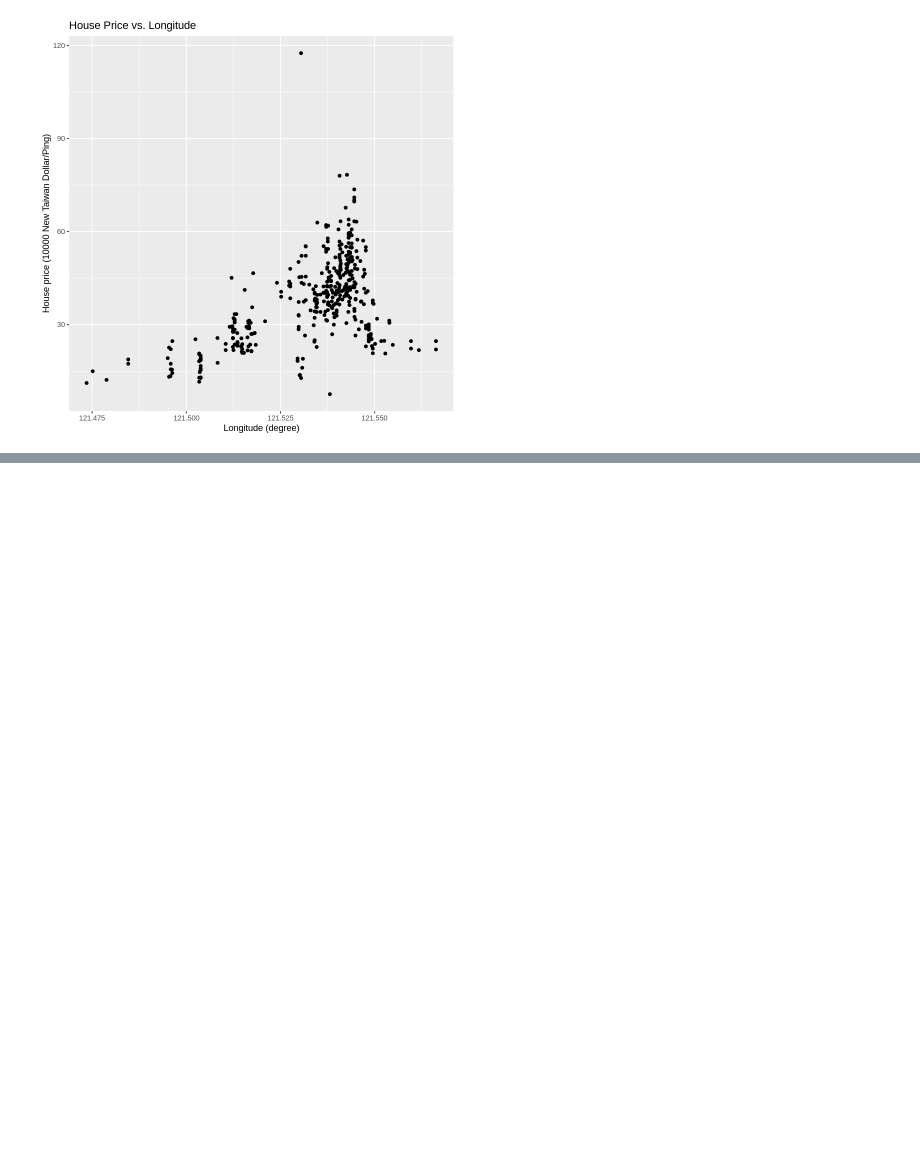
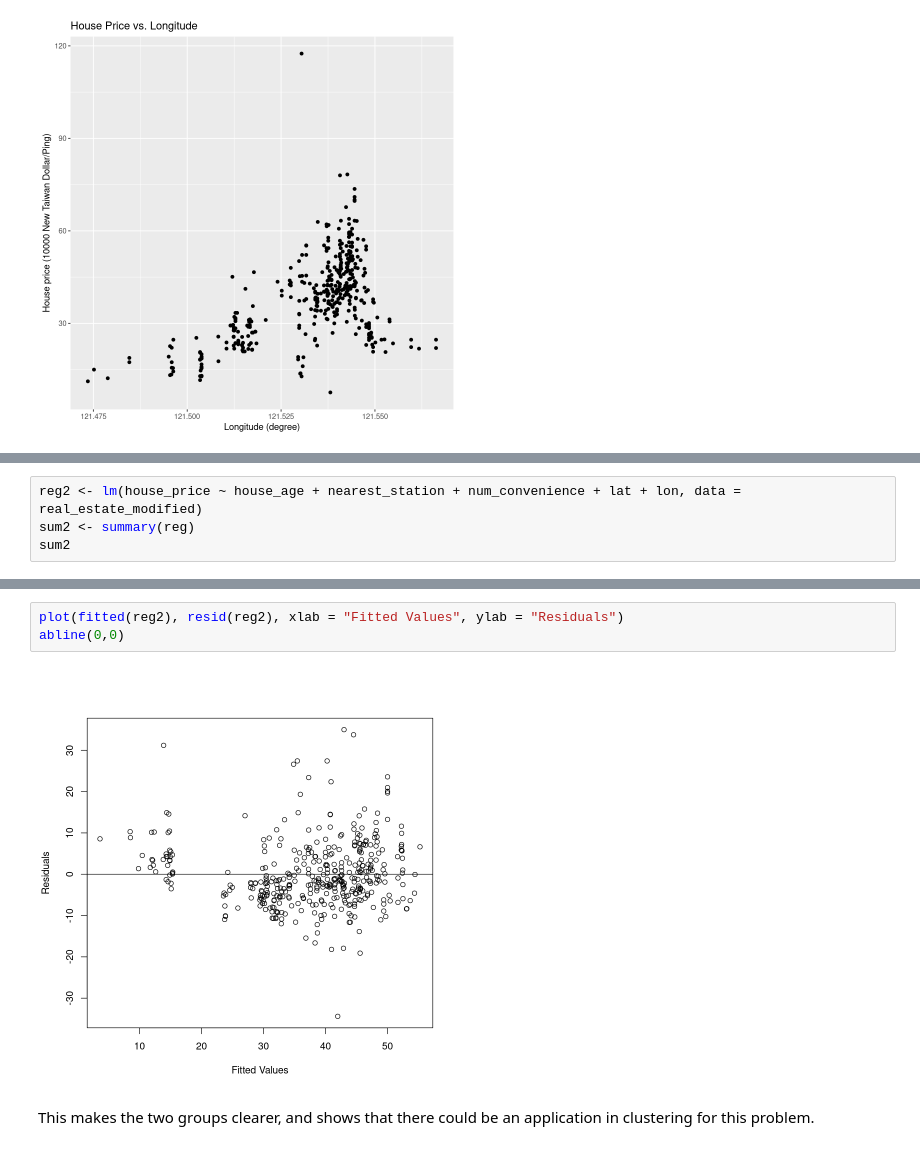
Before and after one commit to KolCrooks/stat306_project, a Jupyter notebook: Project.ipynb, the cells around one changed output, grey strips where cells are left out. Drawn from its saved outputs; the diff is of its cells as text; blank space fills up the shorter version.

```diff
--- a/Project.ipynb
+++ b/Project.ipynb
@@ -156,0 +201,4 @@ A matrix: 7 × 7 of type dbl
+# %%
+reg2 <- lm(house_price ~ house_age + nearest_station + num_convenience + lat + lon, data = real_estate_modified)
+sum2 <- summary(reg)
+sum2
@@ -156,0 +223,7 @@ A matrix: 7 × 7 of type dbl
+# %%
+plot(fitted(reg2), resid(reg2), xlab = "Fitted Values", ylab = "Residuals")
+abline(0,0)
+# %% [output]
+[figure, added]
+# %% [markdown]
+This makes the two groups clearer, and shows that there could be an application in clustering for this problem.
```
Also changed, not shown: parts of 12 cells of this notebook.
